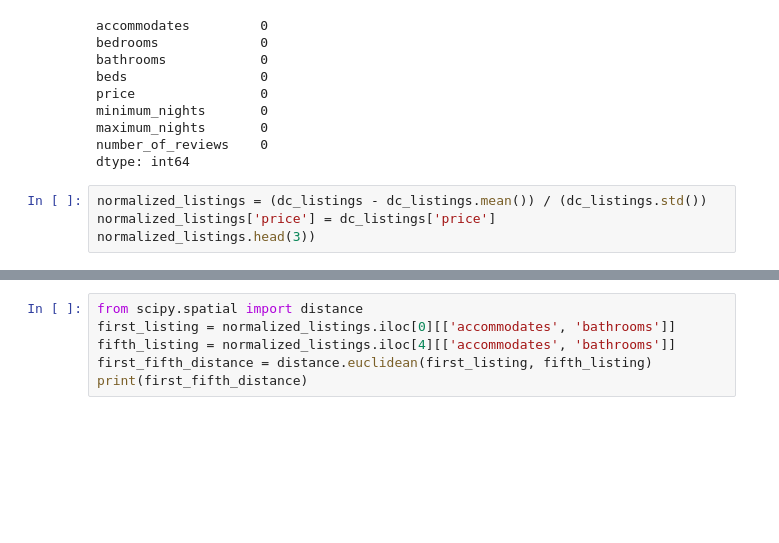
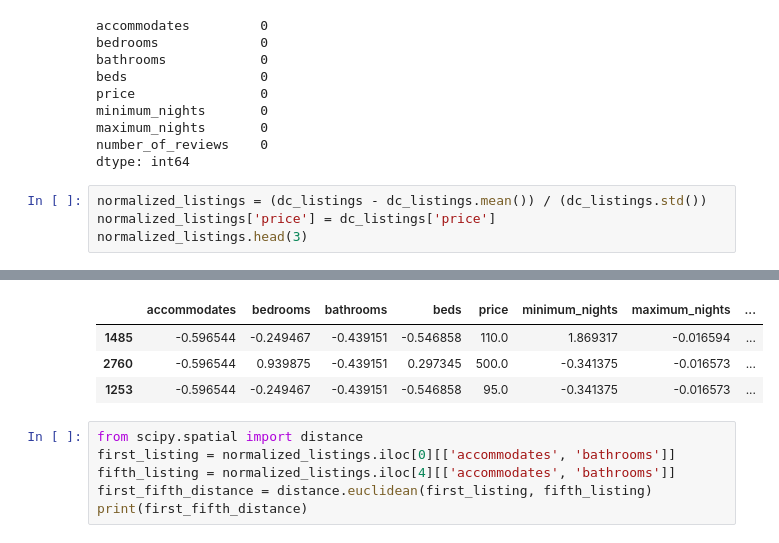
Before and after one commit to Xuehong-pdx/Machine_Learning_Side_Projects, a Jupyter notebook: machine learning k-neareast neighbor.ipynb, the cells around one changed output, grey strips where cells are left out. Cells and saved outputs as stored; diff of their text form; blank space fills up the shorter version.

```diff
--- a/machine learning k-neareast neighbor.ipynb
+++ b/machine learning k-neareast neighbor.ipynb
@@ -178,5 +178,5 @@ dtype: int64
 # %%
 normalized_listings = (dc_listings - dc_listings.mean()) / (dc_listings.std())
 normalized_listings['price'] = dc_listings['price']
-normalized_listings.head(3))
+normalized_listings.head(3)
 # %% [output]
@@ -184,3 +183,7 @@ SyntaxError: invalid syntax (<ipython-input-49-aae187bd878e>, line 3)
+|  | accommodates | bedrooms | bathrooms | beds | price | minimum_nights | maximum_nights | ... |
+| 1485 | -0.596544 | -0.249467 | -0.439151 | -0.546858 | 110.0 | 1.869317 | -0.016594 | ... |
+| 2760 | -0.596544 | 0.939875 | -0.439151 | 0.297345 | 500.0 | -0.341375 | -0.016573 | ... |
+| 1253 | -0.596544 | -0.249467 | -0.439151 | -0.546858 | 95.0 | -0.341375 | -0.016573 | ... |
 # %%
 from scipy.spatial import distance
 first_listing = normalized_listings.iloc[0][['accommodates', 'bathrooms']]
```
Also changed, not shown: parts of 1 cell of this notebook.
